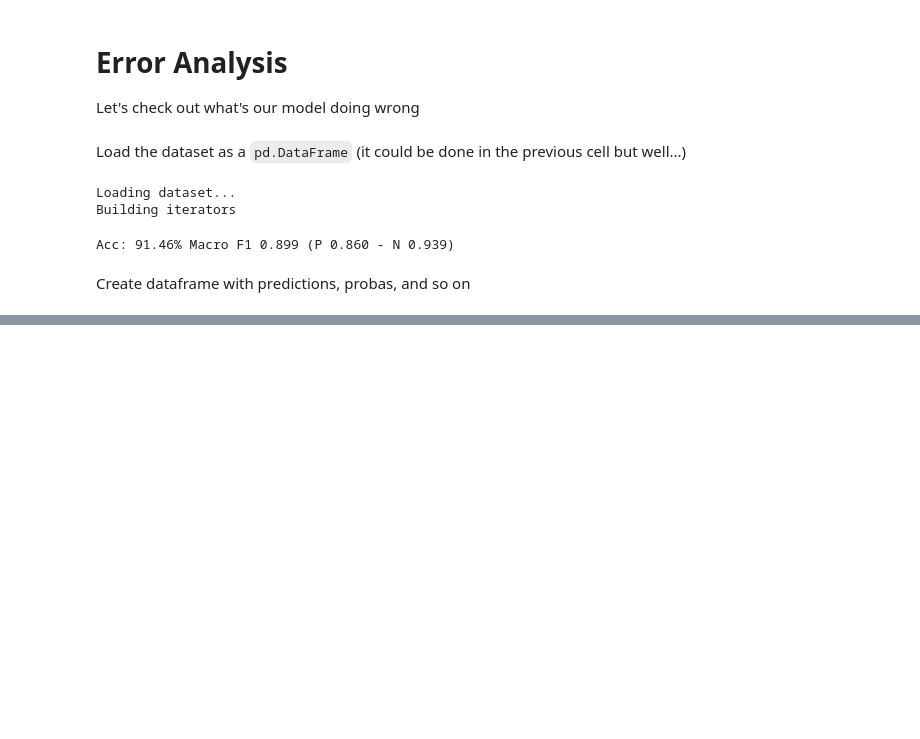
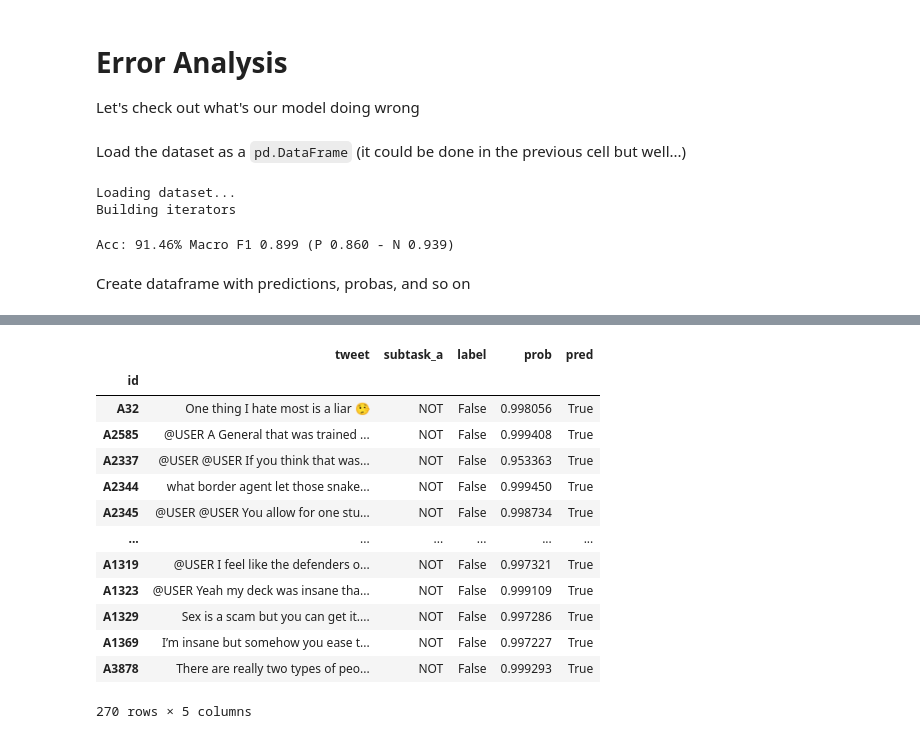
Before and after one commit to finiteautomata/offenseval2020, a Jupyter notebook: notebooks/Error Analysis.ipynb, the cells around one changed output, grey strips where cells are left out. Cells and saved outputs as stored; diff of their text form; code cells hidden in the pictures; blank space fills up the shorter version.

```diff
--- a/notebooks/Error Analysis.ipynb
+++ b/notebooks/Error Analysis.ipynb
@@ -114 +128,18 @@ false_neg
 | A3864 | @USER Hey Chester Cheeto McDumfuc... | OFF | True | 0.000942 | False |
+# %%
+false_pos
+# %% [output]
+|  | tweet | subtask_a | label | prob | pred |
+| id |  |  |  |  |  |
+| A32 | One thing I hate most is a liar 🤥 | NOT | False | 0.998056 | True |
+| A2585 | @USER A General that was trained ... | NOT | False | 0.999408 | True |
+| A2337 | @USER @USER If you think that was... | NOT | False | 0.953363 | True |
+| A2344 | what border agent let those snake... | NOT | False | 0.999450 | True |
+| A2345 | @USER @USER You allow for one stu... | NOT | False | 0.998734 | True |
+| ... | ... | ... | ... | ... | ... |
+| A1319 | @USER I feel like the defenders o... | NOT | False | 0.997321 | True |
+| A1323 | @USER Yeah my deck was insane tha... | NOT | False | 0.999109 | True |
+| A1329 | Sex is a scam but you can get it.... | NOT | False | 0.997286 | True |
+| A1369 | I’m insane but somehow you ease t... | NOT | False | 0.997227 | True |
+| A3878 | There are really two types of peo... | NOT | False | 0.999293 | True |
+270 rows × 5 columns
```
Also changed, not shown: parts of 7 cells of this notebook.
